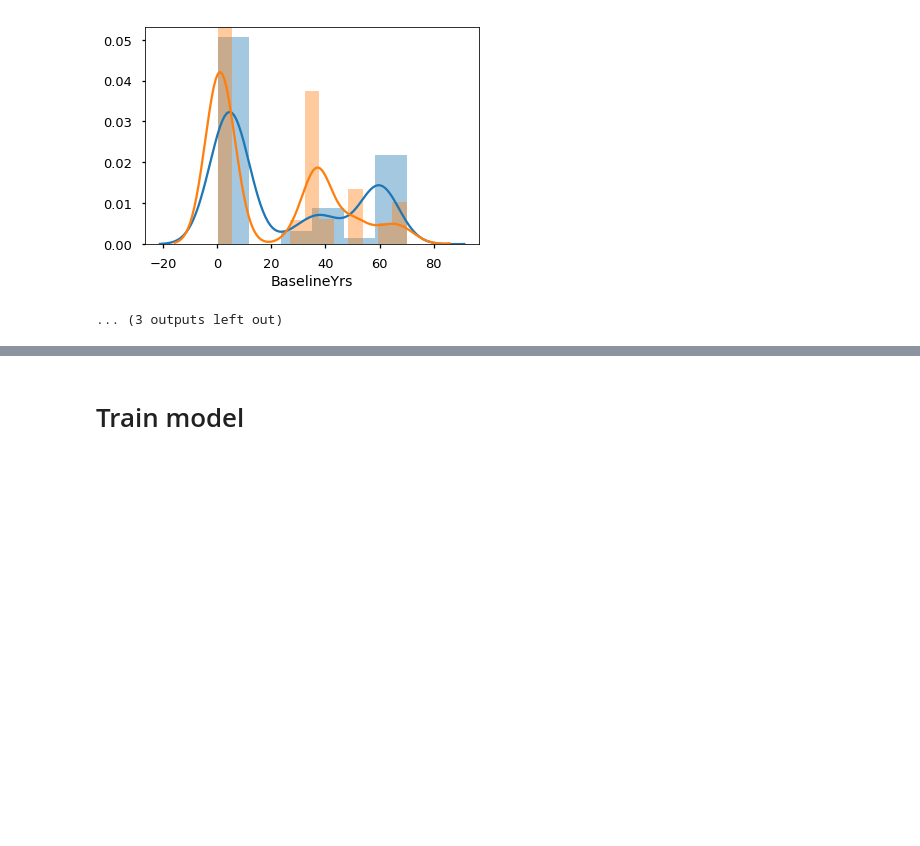
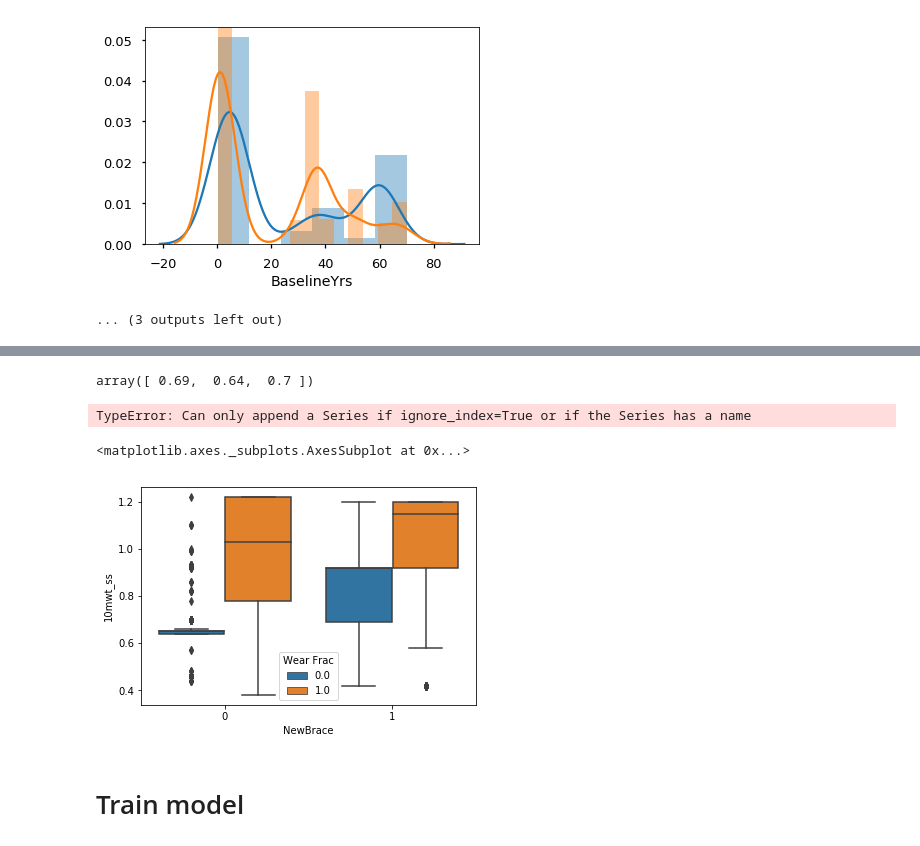
Before and after one commit to Luke3D/CbrAnalysis, a Jupyter notebook: GPS_AnalysisUIC.ipynb, the cells around one changed output, grey strips where cells are left out. Drawn from its saved outputs; the diff is of its cells as text; code cells hidden in the pictures; blank space fills up the shorter version.

Commit message:
implementing new plot on speed vs brace dependence

```diff
--- a/GPS_AnalysisUIC.ipynb
+++ b/GPS_AnalysisUIC.ipynb
@@ -748,0 +755,2 @@ for feat,ftyp in ft:
+# %%
+F = Features[['SubjID','NewBrace','10mwt_ss','Wear Frac']]
@@ -749,3 +766,25 @@ for feat,ftyp in ft:
+# %%
+d_s['10mwt_ss'].unique()
+# %% [output]
+array([ 0.69,  0.64,  0.7 ])
+# %%
+Wf = pd.DataFrame(data=None,columns=['SubjID','WearFrac','10mwt_ss','NewBrace'])
+for s in F.SubjID.unique():
+    for b
+    d_s = F.loc[F['SubjID']==s,['Wear Frac','10mwt_ss']]
+    wf_s = d_s['Wear Frac'].values
+    wf_s = np.sum(wf_s)/len(wf_s) #wear time fraction (ratio)
+
+    d = {'SubjID':s,'WearFrac':wf_s,'10mwt_ss':d_s['10mwt_ss'].values}
+
+    Wf.append(d)
+# %% [output]
+TypeError: Can only append a Series if ignore_index=True or if the Series has a name
+# %%
+sns.boxplot(data=F,x='NewBrace',y='10mwt_ss',hue='Wear Frac')
+# %% [output]
+<matplotlib.axes._subplots.AxesSubplot at 0x...>
+[figure, added]
 # %% [markdown]
 # Train model
 # %% [markdown]
```
Also changed, not shown: parts of 3 cells of this notebook.
